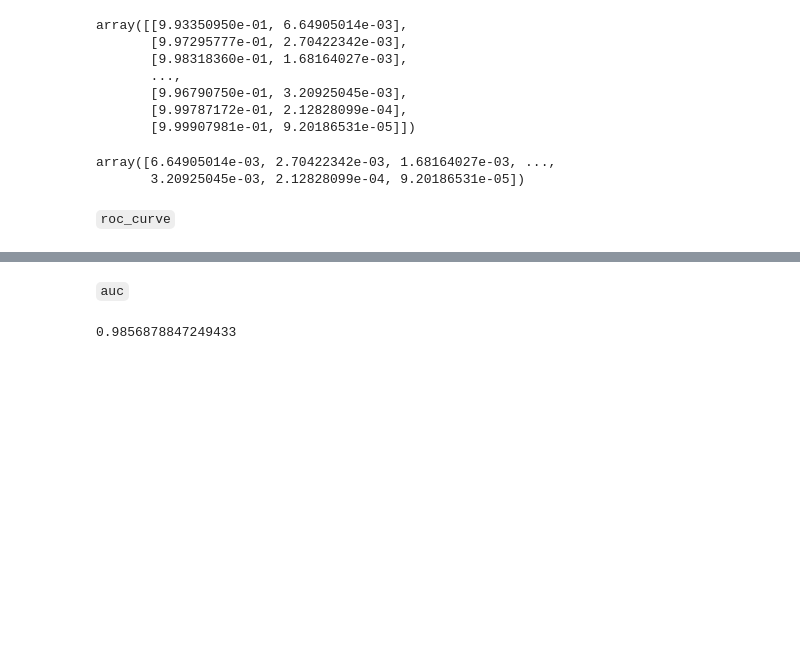
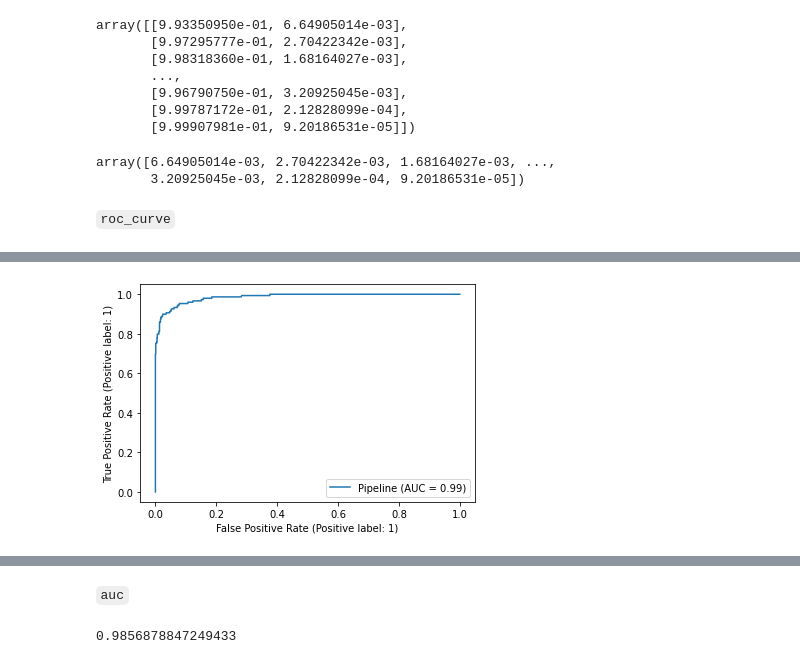
Before and after one commit to perryisbusy/Machine-Learning-Playground, a Jupyter notebook: NLP Various Models Comparsion (columntransformer & pipeline & pickle & joblib).ipynb, the cells around one changed output, grey strips where cells are left out. Drawn from its saved outputs; the diff is of its cells as text; code cells hidden in the pictures; blank space fills up the shorter version.

```diff
--- a/NLP Various Models Comparsion (columntransformer & pipeline & pickle & joblib).ipynb
+++ b/NLP Various Models Comparsion (columntransformer & pipeline & pickle & joblib).ipynb
@@ -434,0 +423,5 @@ plot_roc_curve(false_positive_rate, true_positive_rate)
+# %%
+from sklearn.metrics import RocCurveDisplay
+RocCurveDisplay.from_estimator(estimator=clf, X=X_test, y=y_test);
+# %% [output]
+[figure, added]
```
Also changed, not shown: parts of 40 cells of this notebook.
